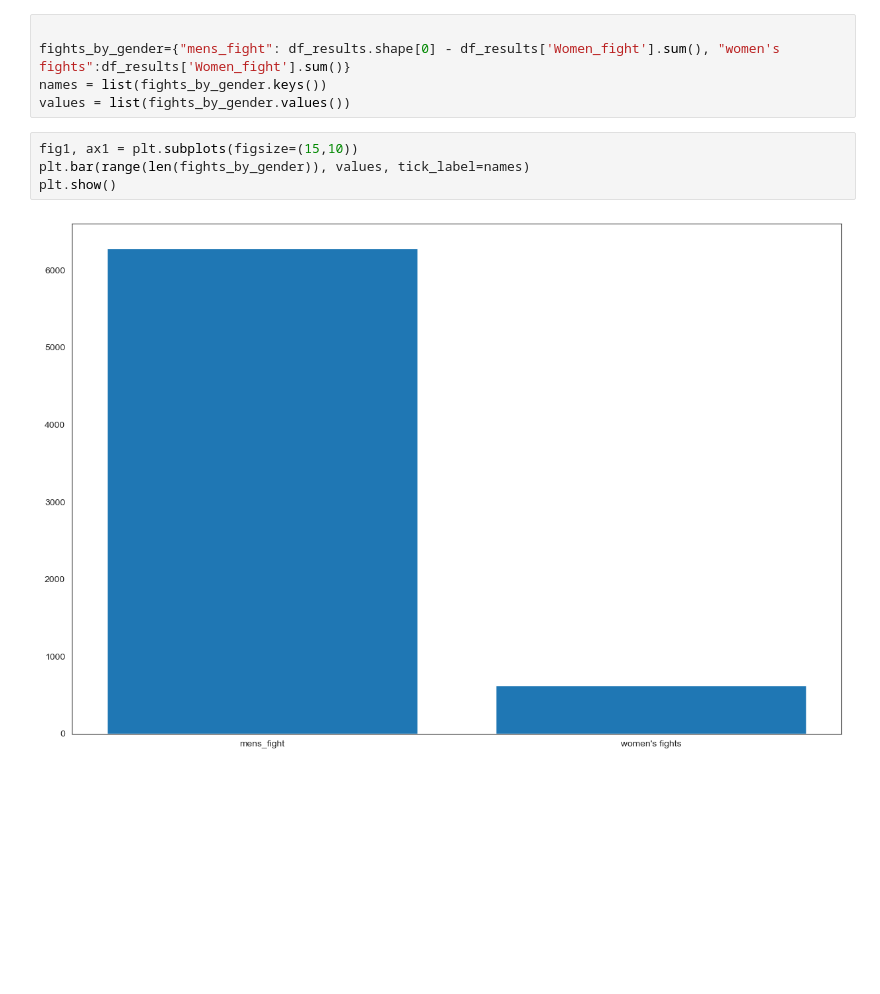
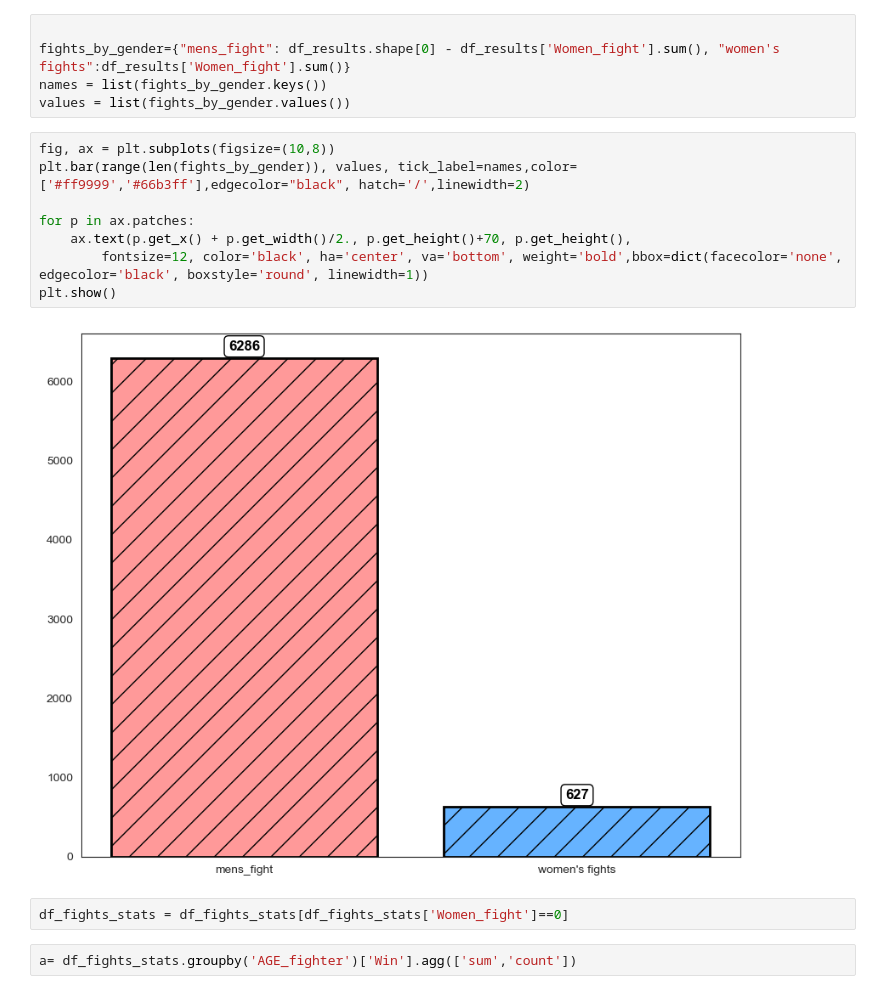
Before and after one commit to Mirda81/UFC-predictor-app, a Jupyter notebook: Grafy.ipynb, the cells around one changed output. Saved outputs shown, nothing was run; the diff lists cells and outputs as text; blank space fills up the shorter version.

```diff
--- a/Grafy.ipynb
+++ b/Grafy.ipynb
@@ -59,8 +59,16 @@ fights_by_gender={"mens_fight": df_results.shape[0] - df_results['Women_fight'].
 names = list(fights_by_gender.keys())
 values = list(fights_by_gender.values())
 # %%
-fig1, ax1 = plt.subplots(figsize=(15,10))
-plt.bar(range(len(fights_by_gender)), values, tick_label=names)
+fig, ax = plt.subplots(figsize=(10,8))
+plt.bar(range(len(fights_by_gender)), values, tick_label=names,color=['#ff9999','#66b3ff'],edgecolor="black", hatch='/',linewidth=2)
+
+for p in ax.patches:
+    ax.text(p.get_x() + p.get_width()/2., p.get_height()+70, p.get_height(),
+        fontsize=12, color='black', ha='center', va='bottom', weight='bold',bbox=dict(facecolor='none', edgecolor='black', boxstyle='round', linewidth=1))
 plt.show()
 # %% [output]
-[figure, old version]
+[figure, new version]
+# %%
+df_fights_stats = df_fights_stats[df_fights_stats['Women_fight']==0]
+# %%
+a= df_fights_stats.groupby('AGE_fighter')['Win'].agg(['sum','count'])
```
Also changed, not shown: parts of 6 cells of this notebook, 5 other files.
